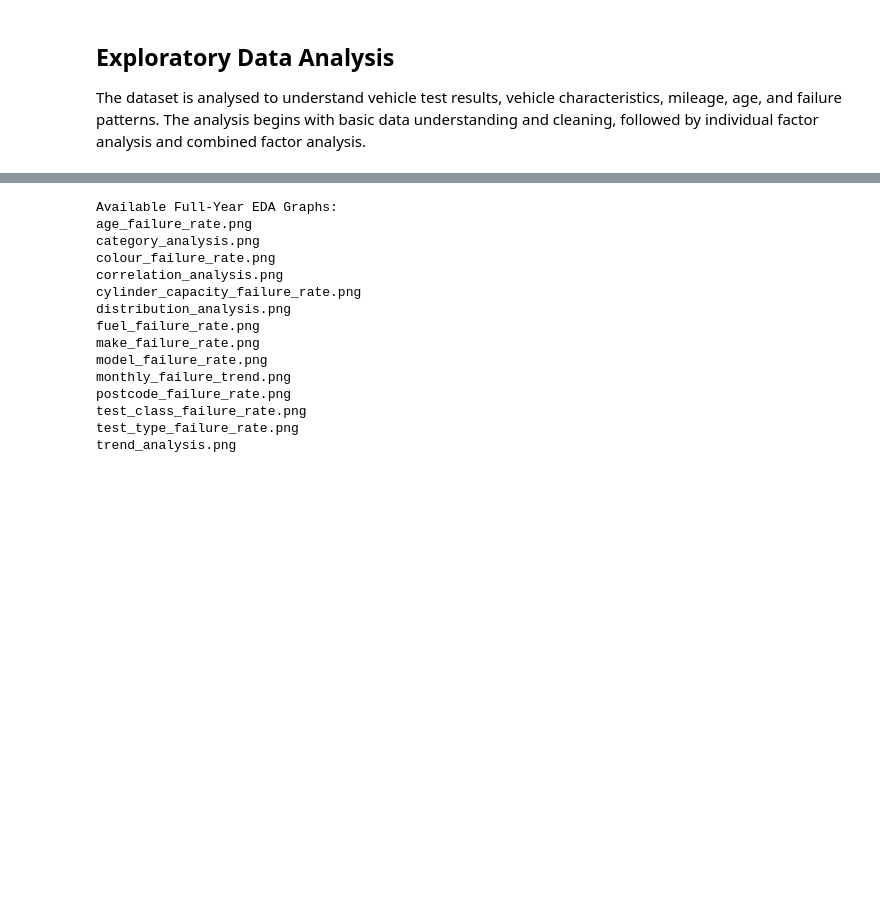
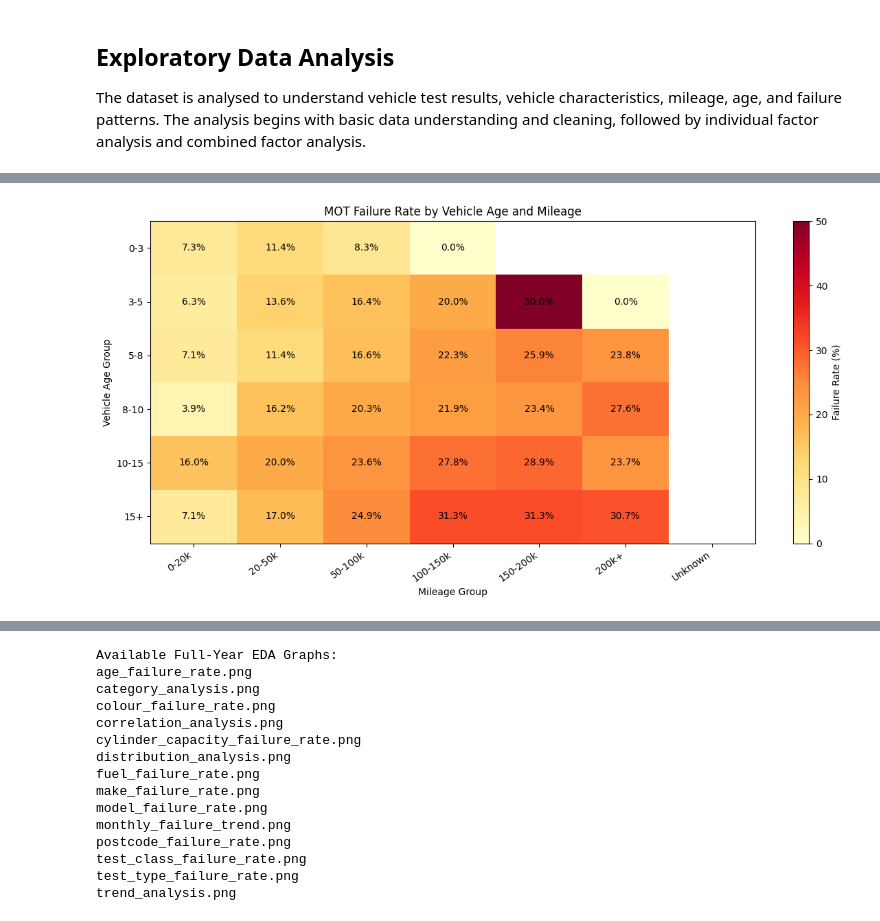
Before and after one commit to v-enkat/com_vechicle, a Jupyter notebook: Notebook/EDA_2024.ipynb, the cells around one changed output, grey strips where cells are left out. Saved outputs shown, nothing was run; the diff lists cells and outputs as text; code cells hidden in the pictures; blank space fills up the shorter version.

```diff
--- a/Notebook/EDA_2024.ipynb
+++ b/Notebook/EDA_2024.ipynb
@@ -263,0 +1497,73 @@ display(class_analysis.sort_values("failure_rate", ascending=False))
+# %%
+import matplotlib.pyplot as plt
+import numpy as np
+
+# Prepare failure rate data
+heatmap_data = combined_summary.pivot(
+    index="vehicle_age_group",
+    columns="mileage_group",
+    values="failure_rate"
+)
+
+# Arrange categories in the correct order
+age_order = ["0-3", "3-5", "5-8", "8-10", "10-15", "15+"]
+
+mileage_order = [
+    "0-20k",
+    "20-50k",
+    "50-100k",
+    "100-150k",
+    "150-200k",
+    "200k+",
+    "Unknown"
+]
+
+heatmap_data = heatmap_data.reindex(
+    index=age_order,
+    columns=mileage_order
+)
+
+# Create heatmap using Matplotlib
+fig, ax = plt.subplots(figsize=(12, 6))
+
+values = heatmap_data.to_numpy(dtype=float)
+masked_values = np.ma.masked_invalid(values)
+
+im = ax.imshow(
+    masked_values,
+    aspect="auto",
+    interpolation="nearest",
+    cmap="YlOrRd"
+)
+
+# Add axis labels
+ax.set_xticks(range(len(mileage_order)))
+ax.set_xticklabels(mileage_order, rotation=35, ha="right")
+
+ax.set_yticks(range(len(age_order)))
+ax.set_yticklabels(age_order)
+
+ax.set_xlabel("Mileage Group")
+ax.set_ylabel("Vehicle Age Group")
+ax.set_title("MOT Failure Rate by Vehicle Age and Mileage")
+
+# Display percentages inside cells
+for i in range(len(age_order)):
+    for j in range(len(mileage_order)):
+        value = values[i, j]
+
+        if np.isfinite(value):
+            ax.text(
+                j, i, f"{value:.1f}%",
+                ha="center",
+                va="center"
+            )
+
+# Add colour bar
+cbar = fig.colorbar(im, ax=ax)
+cbar.set_label("Failure Rate (%)")
+
+plt.tight_layout()
+plt.show()
+# %% [output]
+[figure, added]
```
Also changed, not shown: parts of 310 cells of this notebook, 21 other files.
